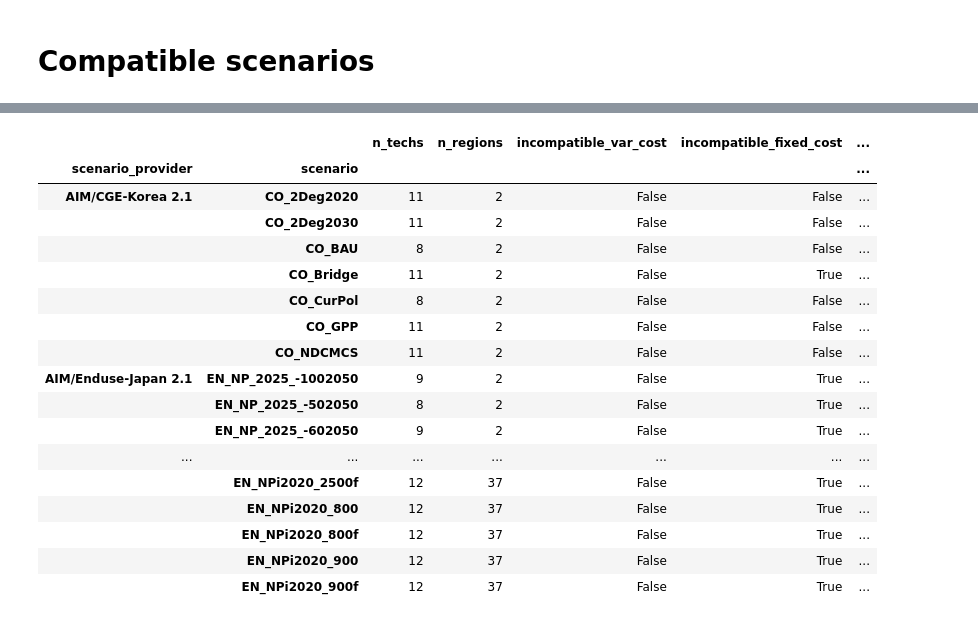
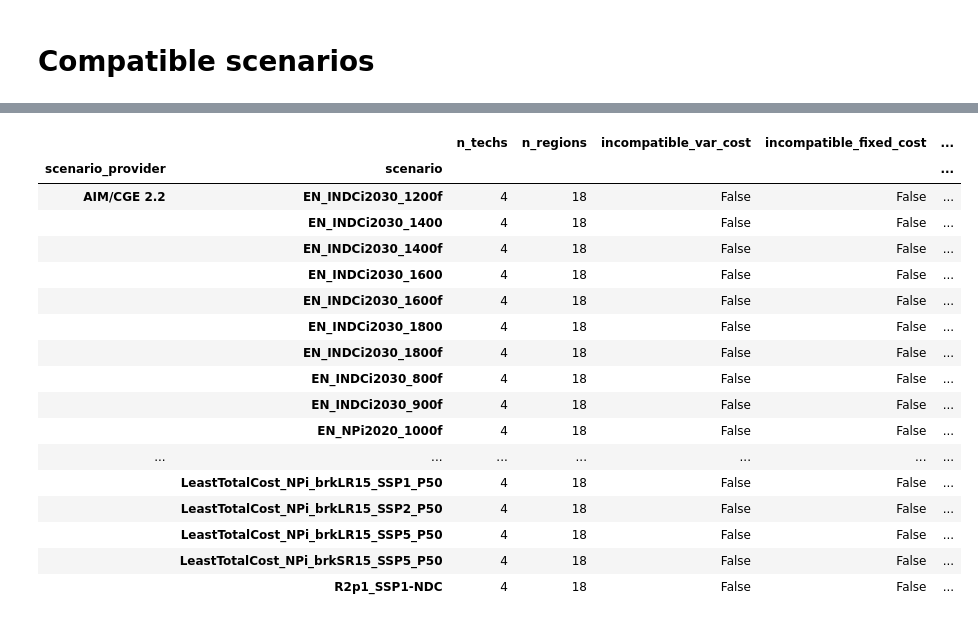
Before and after one commit to Theia-Finance-Labs/altr-model, a Jupyter notebook: notebooks/statdesc_scenarios_data.ipynb, the cells around one changed output, grey strips where cells are left out. Cells and saved outputs as stored; diff of their text form; code cells hidden in the pictures.

```diff
--- a/notebooks/statdesc_scenarios_data.ipynb
+++ b/notebooks/statdesc_scenarios_data.ipynb
@@ -1,8 +1,10 @@
 # %%
 import pandas as pd
 # %%
-df = pd.read_csv("../data/05_model_input/downloaded_scenarios.csv")
+df = pd.read_csv("../data/05_model_input/AR6_Scenarios_with_fuel_intensity.csv")
 df = df.loc[df["sector"] == "Power",:]
+df = df.loc[df["technology"].isin([ 'CoalCap', 'GasCap', 'CoalCap - w/o CCS',
+       'GasCap - w/o CCS' ]),:]
 # %% [markdown]
 # Compatible scenarios
 # %%
@@ -11,7 +13,8 @@ df = df.loc[df["sector"] == "Power",:]
 incompatible_fixed_cost = df["om_cost_usd_per_mw_per_yr"] > df["scenario_capacity_factor"] * (24*365) * df["scenario_price"]
 
 # the EBITDA is likely to be negative when fuel_price/efficiency > scenario_price .
-incompatible_var_cost = df["fuel_price"] / df["efficiency_decimal"] > df["scenario_price"]
+# incompatible_var_cost = df["fuel_price"] / df["efficiency_decimal"] > (df["scenario_price"]*2)
+incompatible_var_cost = df["fuel_price"] * df["fuel_intensity"] > df["scenario_price"]
 # %%
 df = df.assign(
     incompatible_var_cost = incompatible_var_cost.astype(bool),
@@ -28,42 +44,42 @@ df.loc[df["scenario_type"] == "baseline", ["scenario_provider", "scenario"]].dro
 # %%
 pd.options.display.max_rows = 1000
 
 incompatibility_flagged = df[[
     "scenario_provider", "scenario", "scenario_type","sector", "technology",  "scenario_geography",
     "incompatible_var_cost","incompatible_fixed_cost"]].drop_duplicates()
 
 
 incompatibility_flagged = incompatibility_flagged.groupby(["scenario_provider", "scenario"]).agg(
     n_techs = ("technology", "nunique"),
     n_regions = ("scenario_geography", "nunique"),
     incompatible_var_cost = ("incompatible_var_cost", "any"),
     incompatible_fixed_cost = ("incompatible_fixed_cost", "any"),
 )
 
 incompatibility_flagged = incompatibility_flagged.assign(
     likely_incompatible_scenario = (incompatibility_flagged["incompatible_var_cost"] | incompatibility_flagged["incompatible_fixed_cost"]),
     incompatible_scenario = (incompatibility_flagged["incompatible_var_cost"] & incompatibility_flagged["incompatible_fixed_cost"]),
 )
 
 
-incompatibility_flagged.query("incompatible_var_cost == False")
+incompatibility_flagged.query("(incompatible_var_cost == False) & (incompatible_fixed_cost == False)")
 # %% [output]
 |  |  | n_techs | n_regions | incompatible_var_cost | incompatible_fixed_cost | ... |
 | scenario_provider | scenario |  |  |  |  | ... |
-| AIM/CGE-Korea 2.1 | CO_2Deg2020 | 11 | 2 | False | False | ... |
-|  | CO_2Deg2030 | 11 | 2 | False | False | ... |
-|  | CO_BAU | 8 | 2 | False | False | ... |
-|  | CO_Bridge | 11 | 2 | False | True | ... |
-|  | CO_CurPol | 8 | 2 | False | False | ... |
-|  | CO_GPP | 11 | 2 | False | False | ... |
-|  | CO_NDCMCS | 11 | 2 | False | False | ... |
-| AIM/Enduse-Japan 2.1 | EN_NP_2025_-1002050 | 9 | 2 | False | True | ... |
-|  | EN_NP_2025_-502050 | 8 | 2 | False | True | ... |
-|  | EN_NP_2025_-602050 | 9 | 2 | False | True | ... |
+| AIM/CGE 2.2 | EN_INDCi2030_1200f | 4 | 18 | False | False | ... |
+|  | EN_INDCi2030_1400 | 4 | 18 | False | False | ... |
+|  | EN_INDCi2030_1400f | 4 | 18 | False | False | ... |
+|  | EN_INDCi2030_1600 | 4 | 18 | False | False | ... |
+|  | EN_INDCi2030_1600f | 4 | 18 | False | False | ... |
+|  | EN_INDCi2030_1800 | 4 | 18 | False | False | ... |
+|  | EN_INDCi2030_1800f | 4 | 18 | False | False | ... |
+|  | EN_INDCi2030_800f | 4 | 18 | False | False | ... |
+|  | EN_INDCi2030_900f | 4 | 18 | False | False | ... |
+|  | EN_NPi2020_1000f | 4 | 18 | False | False | ... |
 | ... | ... | ... | ... | ... | ... | ... |
-|  | EN_NPi2020_2500f | 12 | 37 | False | True | ... |
-|  | EN_NPi2020_800 | 12 | 37 | False | True | ... |
-|  | EN_NPi2020_800f | 12 | 37 | False | True | ... |
-|  | EN_NPi2020_900 | 12 | 37 | False | True | ... |
-|  | EN_NPi2020_900f | 12 | 37 | False | True | ... |
+|  | LeastTotalCost_NPi_brkLR15_SSP1_P50 | 4 | 18 | False | False | ... |
+|  | LeastTotalCost_NPi_brkLR15_SSP2_P50 | 4 | 18 | False | False | ... |
+|  | LeastTotalCost_NPi_brkLR15_SSP5_P50 | 4 | 18 | False | False | ... |
+|  | LeastTotalCost_NPi_brkSR15_SSP5_P50 | 4 | 18 | False | False | ... |
+|  | R2p1_SSP1-NDC | 4 | 18 | False | False | ... |
 # %%
```
Also changed, not shown: parts of 2 cells of this notebook, 15 other files.
